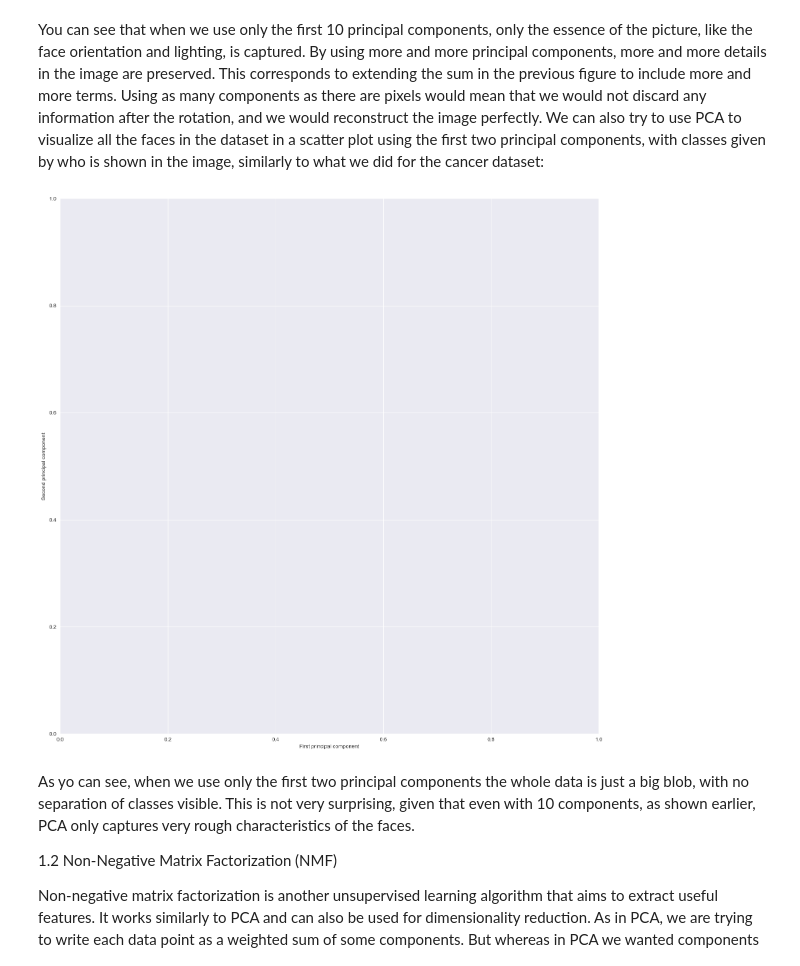
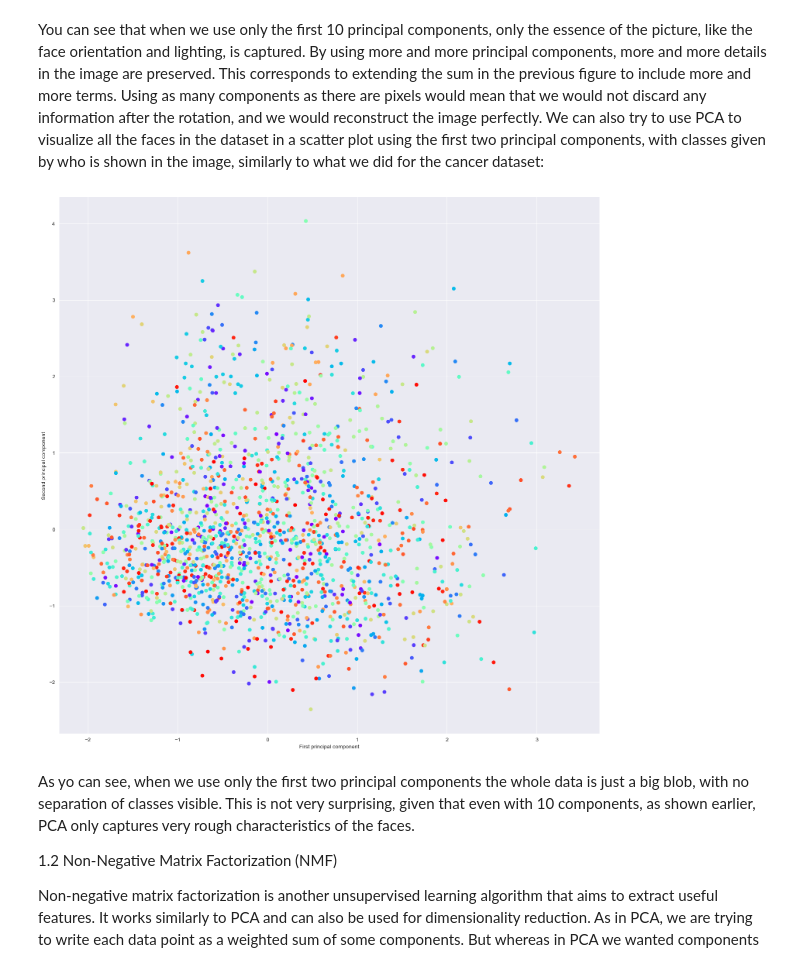
Before and after one commit to thibault-chausson/DS54_TP_data_science, a Jupyter notebook: ACPandNMFonImages.ipynb, the cells around one changed output. Drawn from its saved outputs; the diff is of its cells as text; code cells hidden in the pictures.

Commit message:
TP - 2023 - ACP and NMF on Images

```diff
--- a/ACPandNMFonImages.ipynb
+++ b/ACPandNMFonImages.ipynb
@@ -180,13 +180,14 @@ We can also try to use PCA to visualize all the faces in the dataset in a scatte
 # %%
 #import plot_scatter as ps
 
 fig, ax = plt.subplots(1, 1, figsize=(18, 18))
 #ps.plot_scatter(X_train_pca, y_train, ax=ax)
+plt.scatter(X_train_pca[:, 0], X_train_pca[:, 1], c=y_train, cmap='rainbow')
 plt.xlabel("First principal component")
 plt.ylabel("Second principal component")
 plt.show()
 # %% [output]
-[figure, old version]
+[figure, new version]
 # %% [markdown]
 As yo can see, when we use only the first two principal components the whole data is just a big blob, with no separation of classes visible. This is not very surprising, given that even with 10 components, as shown earlier, PCA only captures very rough characteristics of the faces.
 
```
Also changed, not shown: parts of 12 cells of this notebook, 13 other files.
